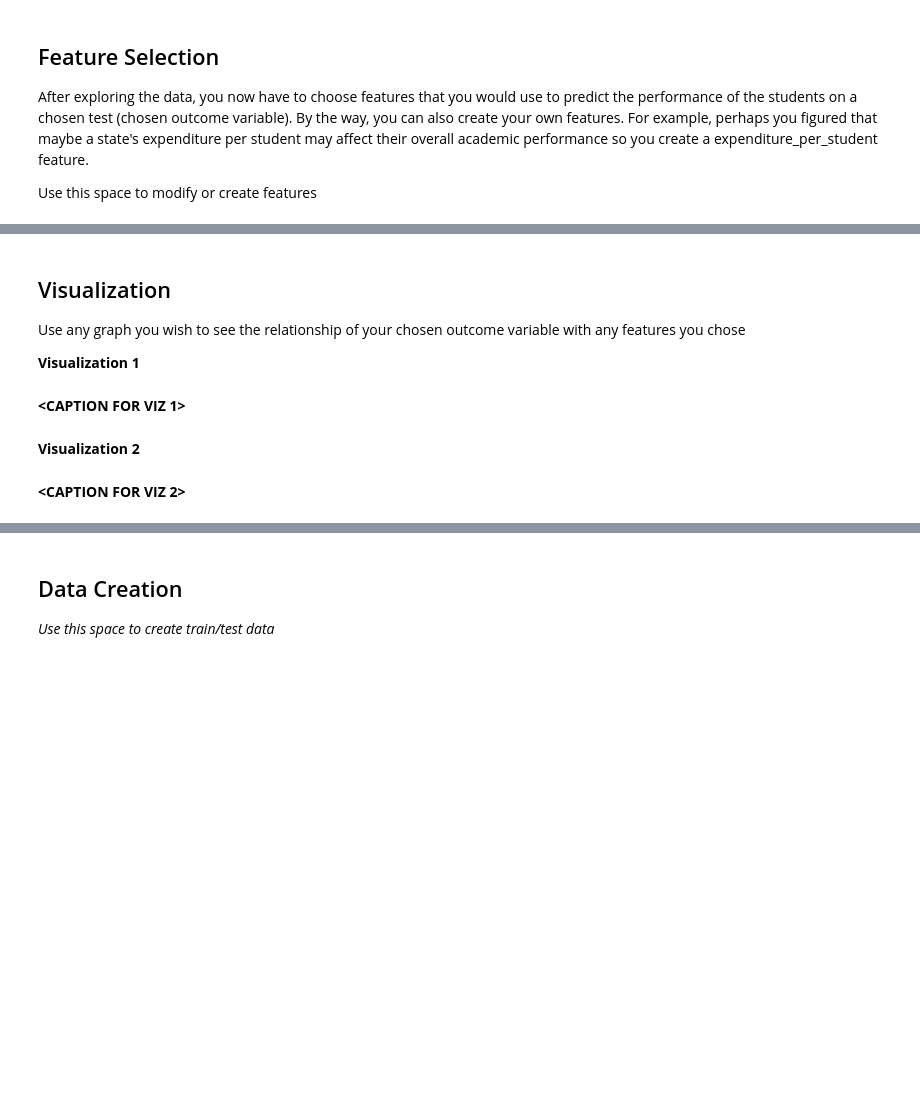
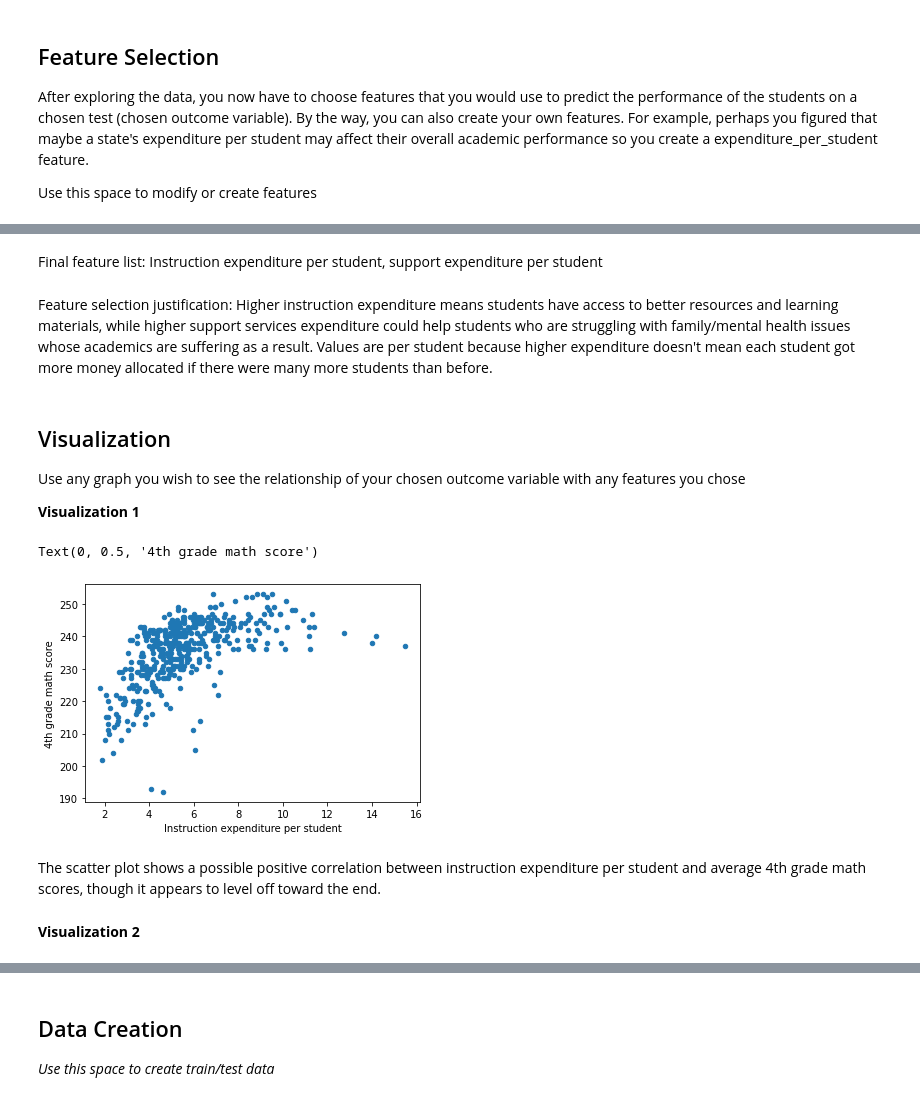
Before and after one commit to hannahyshu/MDST-checkpoints, a Jupyter notebook: checkpoint2/checkpoint2.ipynb, the cells around one changed output, grey strips where cells are left out. Saved outputs shown, nothing was run; the diff lists cells and outputs as text; code cells hidden in the pictures; blank space fills up the shorter version.

```diff
--- a/checkpoint2/checkpoint2.ipynb
+++ b/checkpoint2/checkpoint2.ipynb
@@ -33,2 +38,5 @@ Import numpy, pandas, matplotlib, and seaborn
 # %% [markdown]
 Load in the "states_edu.csv" dataset and take a look at the head of the data
+# %%
+df = pd.read_csv('../data/states_edu.csv')
+df.head()
@@ -65,12 +121,24 @@ Feature selection justification: **<BRIEFLY DESCRIBE WHY YOU PICKED THESE FEATUR
+# %%
+df['INSTRUCTION_EXPENDITURE_PER_STUDENT'] = df['INSTRUCTION_EXPENDITURE'] / df['GRADES_ALL_G']
+df['SUPPORT_EXPENDITURE_PER_STUDENT'] = df['SUPPORT_SERVICES_EXPENDITURE'] / df['GRADES_ALL_G']
+# %% [markdown]
+Final feature list: Instruction expenditure per student, support expenditure per student
+# %% [markdown]
+Feature selection justification: Higher instruction expenditure means students have access to better resources and learning materials, while higher support services expenditure could help students who are struggling with family/mental health issues whose academics are suffering as a result. Values are per student because higher expenditure doesn't mean each student got more money allocated if there were many more students than before.
 # %% [markdown]
 <h2>Visualization</h2>
 
 Use any graph you wish to see the relationship of your chosen outcome variable with any features you chose
 
 **Visualization 1**
-# %% [markdown]
-**<CAPTION FOR VIZ 1>**
+# %%
+df.plot.scatter(x='INSTRUCTION_EXPENDITURE_PER_STUDENT',y='AVG_MATH_4_SCORE')
+plt.xlabel('Instruction expenditure per student')
+plt.ylabel('4th grade math score')
+# %% [output]
+Text(0, 0.5, '4th grade math score')
+[figure, added]
+# %% [markdown]
+The scatter plot shows a possible positive correlation between instruction expenditure per student and average 4th grade math scores, though it appears to level off toward the end.
 # %% [markdown]
 **Visualization 2**
-# %% [markdown]
-**<CAPTION FOR VIZ 2>**
```
Also changed, not shown: parts of 18 cells of this notebook, 1 other file.
